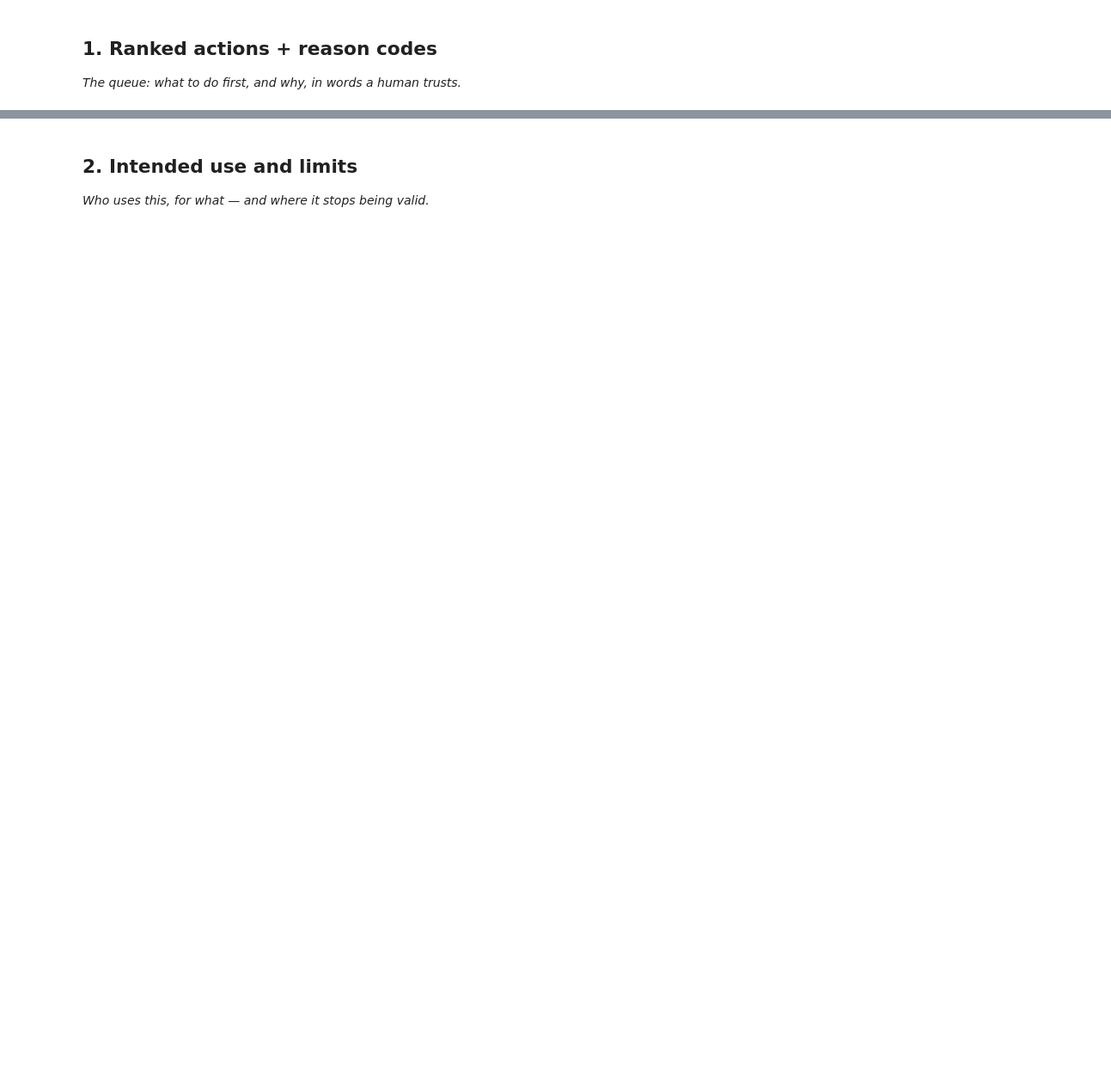
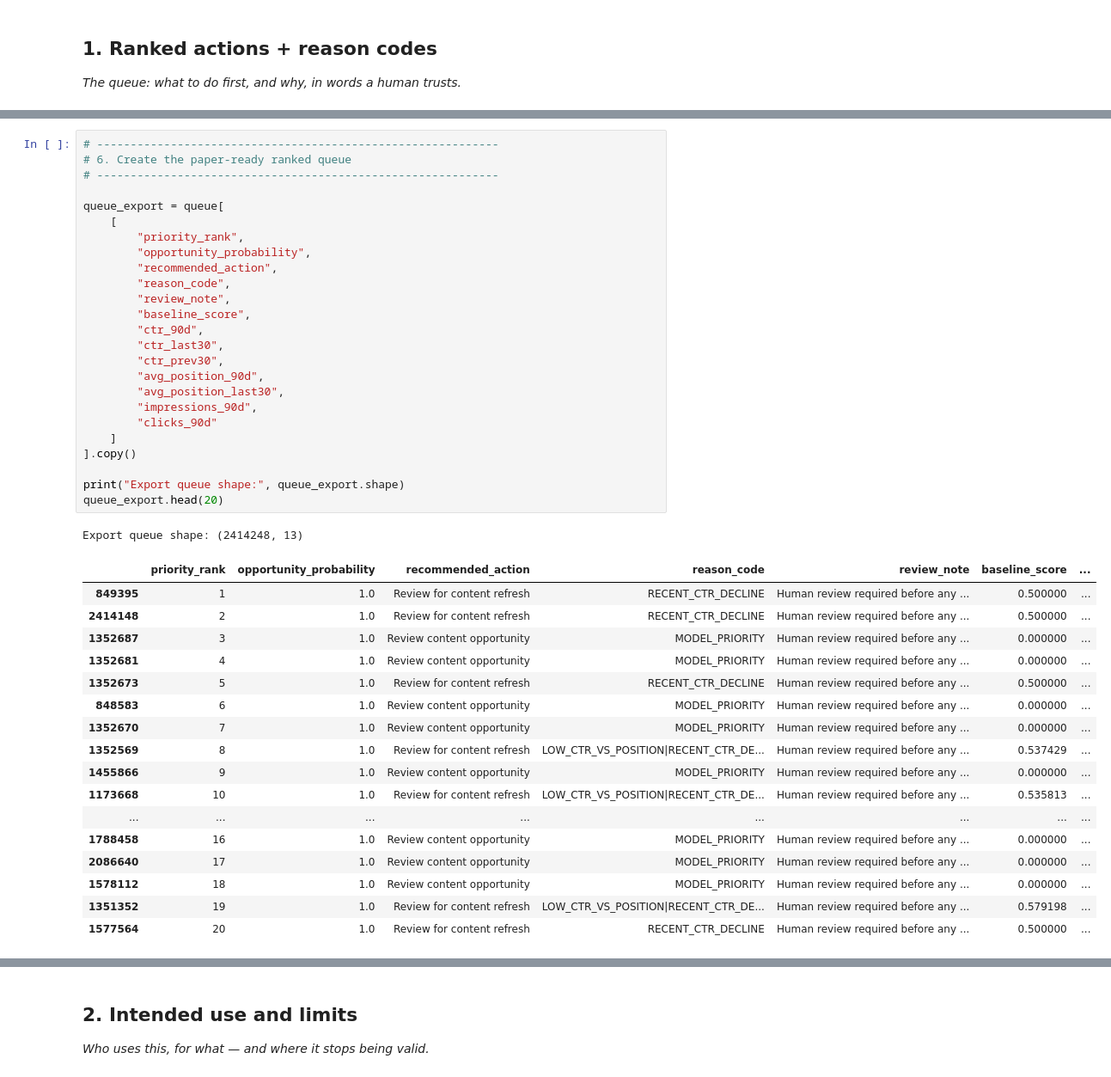
Before and after one commit to pathakadithi/flyrank-ml-internship, a Jupyter notebook: work/notebooks/w07_action_playbook.ipynb, the cells around one changed output, grey strips where cells are left out. Shown at 86% size. Drawn from its saved outputs; the diff is of its cells as text; blank space fills up the shorter version.

```diff
--- a/work/notebooks/w07_action_playbook.ipynb
+++ b/work/notebooks/w07_action_playbook.ipynb
@@ -15,0 +382,44 @@ This skeleton is yours to fill. Work the sections **in order** — each one has
+# %%
+# ------------------------------------------------------------
+# 6. Create the paper-ready ranked queue
+# ------------------------------------------------------------
+
+queue_export = queue[
+    [
+        "priority_rank",
+        "opportunity_probability",
+        "recommended_action",
+        "reason_code",
+        "review_note",
+        "baseline_score",
+        "ctr_90d",
+        "ctr_last30",
+        "ctr_prev30",
+        "avg_position_90d",
+        "avg_position_last30",
+        "impressions_90d",
+        "clicks_90d"
+    ]
+].copy()
+
+print("Export queue shape:", queue_export.shape)
+queue_export.head(20)
+# %% [output]
+Export queue shape: (2414248, 13)
+|  | priority_rank | opportunity_probability | recommended_action | reason_code | review_note | baseline_score | ... |
+| 849395 | 1 | 1.0 | Review for content refresh | RECENT_CTR_DECLINE | Human review required before any ... | 0.500000 | ... |
+| 2414148 | 2 | 1.0 | Review for content refresh | RECENT_CTR_DECLINE | Human review required before any ... | 0.500000 | ... |
+| 1352687 | 3 | 1.0 | Review content opportunity | MODEL_PRIORITY | Human review required before any ... | 0.000000 | ... |
+| 1352681 | 4 | 1.0 | Review content opportunity | MODEL_PRIORITY | Human review required before any ... | 0.000000 | ... |
+| 1352673 | 5 | 1.0 | Review for content refresh | RECENT_CTR_DECLINE | Human review required before any ... | 0.500000 | ... |
+| 848583 | 6 | 1.0 | Review content opportunity | MODEL_PRIORITY | Human review required before any ... | 0.000000 | ... |
+| 1352670 | 7 | 1.0 | Review content opportunity | MODEL_PRIORITY | Human review required before any ... | 0.000000 | ... |
+| 1352569 | 8 | 1.0 | Review for content refresh | LOW_CTR_VS_POSITION|RECENT_CTR_DE... | Human review required before any ... | 0.537429 | ... |
+| 1455866 | 9 | 1.0 | Review content opportunity | MODEL_PRIORITY | Human review required before any ... | 0.000000 | ... |
+| 1173668 | 10 | 1.0 | Review for content refresh | LOW_CTR_VS_POSITION|RECENT_CTR_DE... | Human review required before any ... | 0.535813 | ... |
+| ... | ... | ... | ... | ... | ... | ... | ... |
+| 1788458 | 16 | 1.0 | Review content opportunity | MODEL_PRIORITY | Human review required before any ... | 0.000000 | ... |
+| 2086640 | 17 | 1.0 | Review content opportunity | MODEL_PRIORITY | Human review required before any ... | 0.000000 | ... |
+| 1578112 | 18 | 1.0 | Review content opportunity | MODEL_PRIORITY | Human review required before any ... | 0.000000 | ... |
+| 1351352 | 19 | 1.0 | Review for content refresh | LOW_CTR_VS_POSITION|RECENT_CTR_DE... | Human review required before any ... | 0.579198 | ... |
+| 1577564 | 20 | 1.0 | Review for content refresh | RECENT_CTR_DECLINE | Human review required before any ... | 0.500000 | ... |
```
Also changed, not shown: parts of 30 cells of this notebook.
